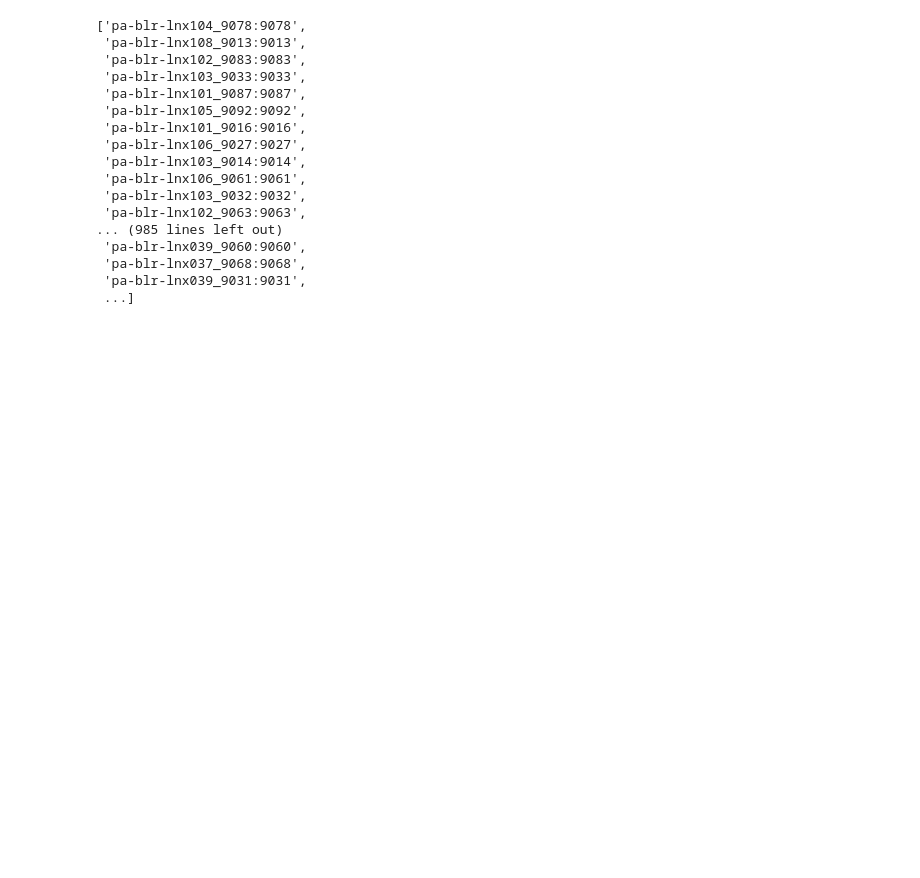
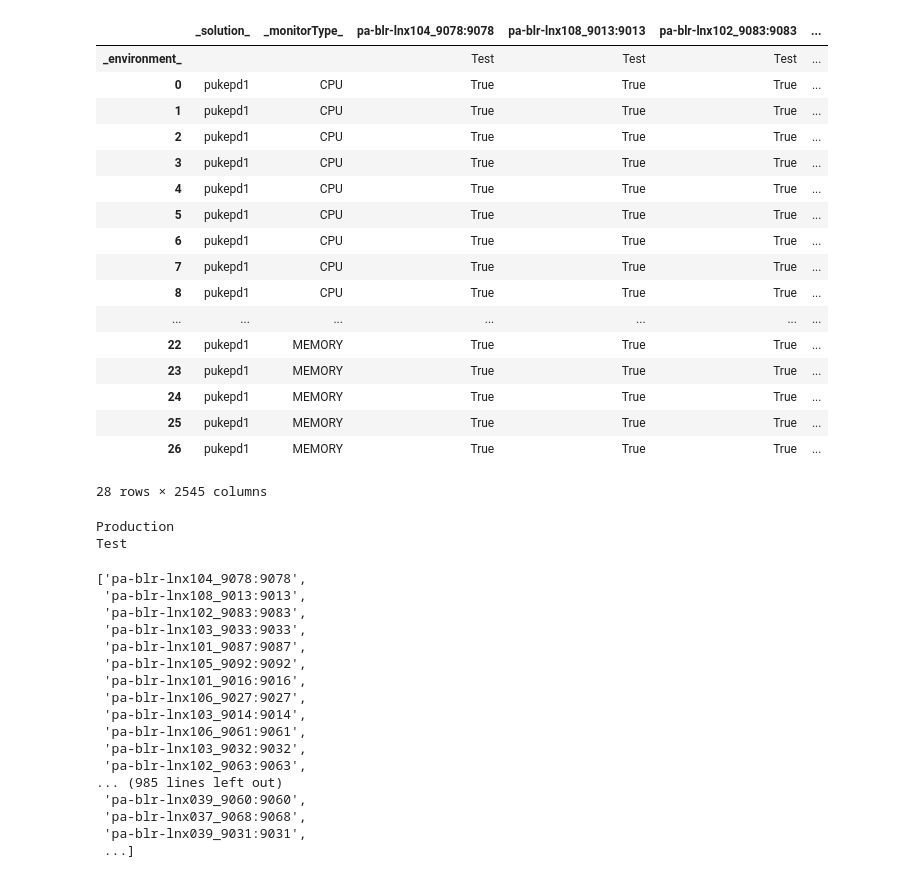
Before and after one commit to martin-tauber/thresholdMigration, a Jupyter notebook: analytics/thresholds.ipynb, the cells around one changed output. Drawn from its saved outputs; the diff is of its cells as text; code cells hidden in the pictures; blank space fills up the shorter version.

```diff
--- a/analytics/thresholds.ipynb
+++ b/analytics/thresholds.ipynb
@@ -17,5 +17,5 @@ thresholds.load()
 migrator = InstanceThresholdMigrator(thresholds, kmRepository)
 agentConfigurations = migrator.migrate()
 
-policyFactory = PolicyFactory("ALL", "*", "*", False, False, 399, 499, "admin", "administrators")
+policyFactory = PolicyFactory("ALL", "*", "*", False, False, 399, 499, "admin", "administrators", agentInfo = "/tmp/agentinfo1.csv")
 # %% [output]
@@ -38,0 +26,2 @@ policyFactory = PolicyFactory("ALL", "*", "*", False, False, 399, 499, "admin",
+# %%
+(c, configurations) = policyFactory.optimizer.createConfigurationMatrix(agentConfigurations)
@@ -39,3 +49,30 @@ policyFactory = PolicyFactory("ALL", "*", "*", False, False, 399, 499, "admin",
+# %%
+c
+# %% [output]
+|  | _solution_ | _monitorType_ | pa-blr-lnx104_9078:9078 | pa-blr-lnx108_9013:9013 | pa-blr-lnx102_9083:9083 | ... |
+| _environment_ |  |  | Test | Test | Test | ... |
+| 0 | pukepd1 | CPU | True | True | True | ... |
+| 1 | pukepd1 | CPU | True | True | True | ... |
+| 2 | pukepd1 | CPU | True | True | True | ... |
+| 3 | pukepd1 | CPU | True | True | True | ... |
+| 4 | pukepd1 | CPU | True | True | True | ... |
+| 5 | pukepd1 | CPU | True | True | True | ... |
+| 6 | pukepd1 | CPU | True | True | True | ... |
+| 7 | pukepd1 | CPU | True | True | True | ... |
+| 8 | pukepd1 | CPU | True | True | True | ... |
+| ... | ... | ... | ... | ... | ... | ... |
+| 22 | pukepd1 | MEMORY | True | True | True | ... |
+| 23 | pukepd1 | MEMORY | True | True | True | ... |
+| 24 | pukepd1 | MEMORY | True | True | True | ... |
+| 25 | pukepd1 | MEMORY | True | True | True | ... |
+| 26 | pukepd1 | MEMORY | True | True | True | ... |
+28 rows × 2545 columns
+# %%
+for name, group in d.groupby(["_environment_"]):
+    print(name)
+# %% [output]
+Production
+Test
 # %%
 #matrix = configurationMatrix
 s = (matrix[matrix.columns.tolist()] == True).sum(axis = 0)
```
Also changed, not shown: parts of 12 cells of this notebook, 7 other files.
